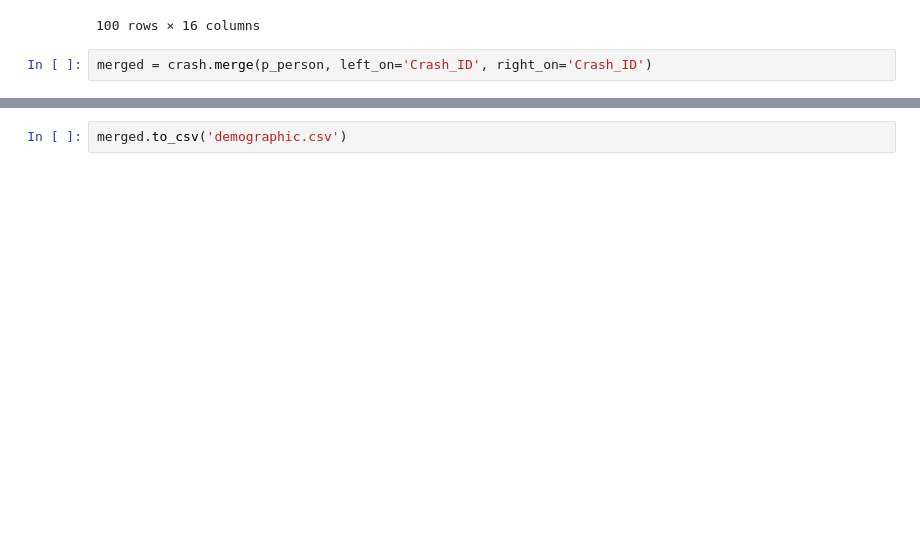
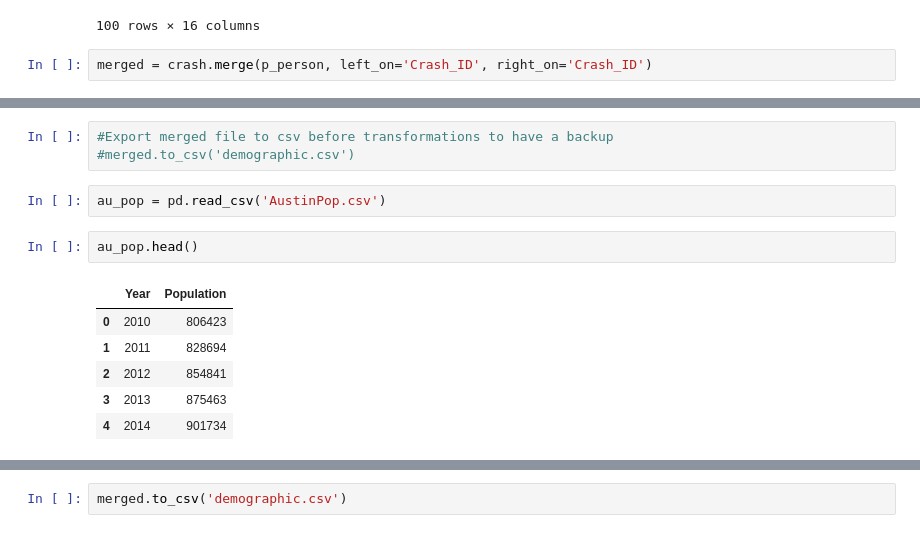
Before and after one commit to rmmeade/Data-Mgmt-Project, a Jupyter notebook: Cleaned Data and Source Code/Demographics.ipynb, the cells around one changed output, grey strips where cells are left out. Saved outputs shown, nothing was run; the diff lists cells and outputs as text; blank space fills up the shorter version.

```diff
--- a/Cleaned Data and Source Code/Demographics.ipynb
+++ b/Cleaned Data and Source Code/Demographics.ipynb
@@ -51 +64,15 @@ merged.head(100)
 100 rows × 39 columns
+# %%
+#Export merged file to csv before transformations to have a backup
+#merged.to_csv('demographic.csv')
+# %%
+au_pop = pd.read_csv('AustinPop.csv')
+# %%
+au_pop.head()
+# %% [output]
+|  | Year | Population |
+| 0 | 2010 | 806423 |
+| 1 | 2011 | 828694 |
+| 2 | 2012 | 854841 |
+| 3 | 2013 | 875463 |
+| 4 | 2014 | 901734 |
```
Also changed, not shown: parts of 22 cells of this notebook, 1 other file.
